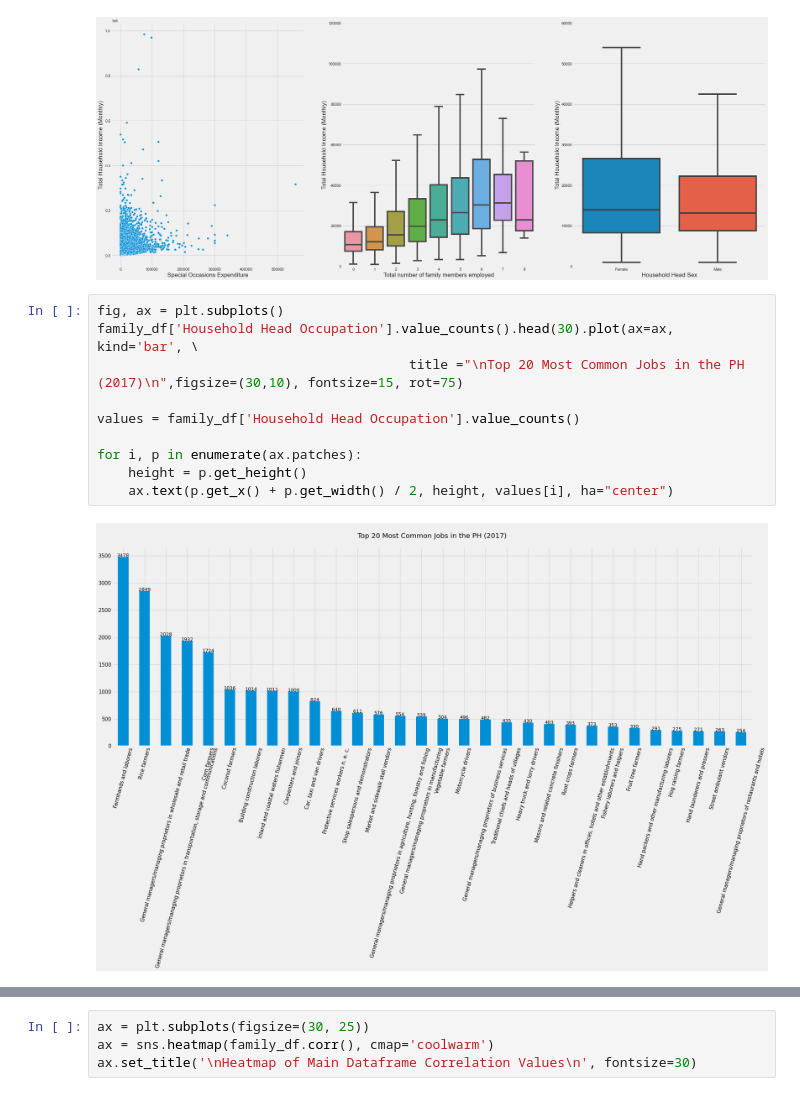
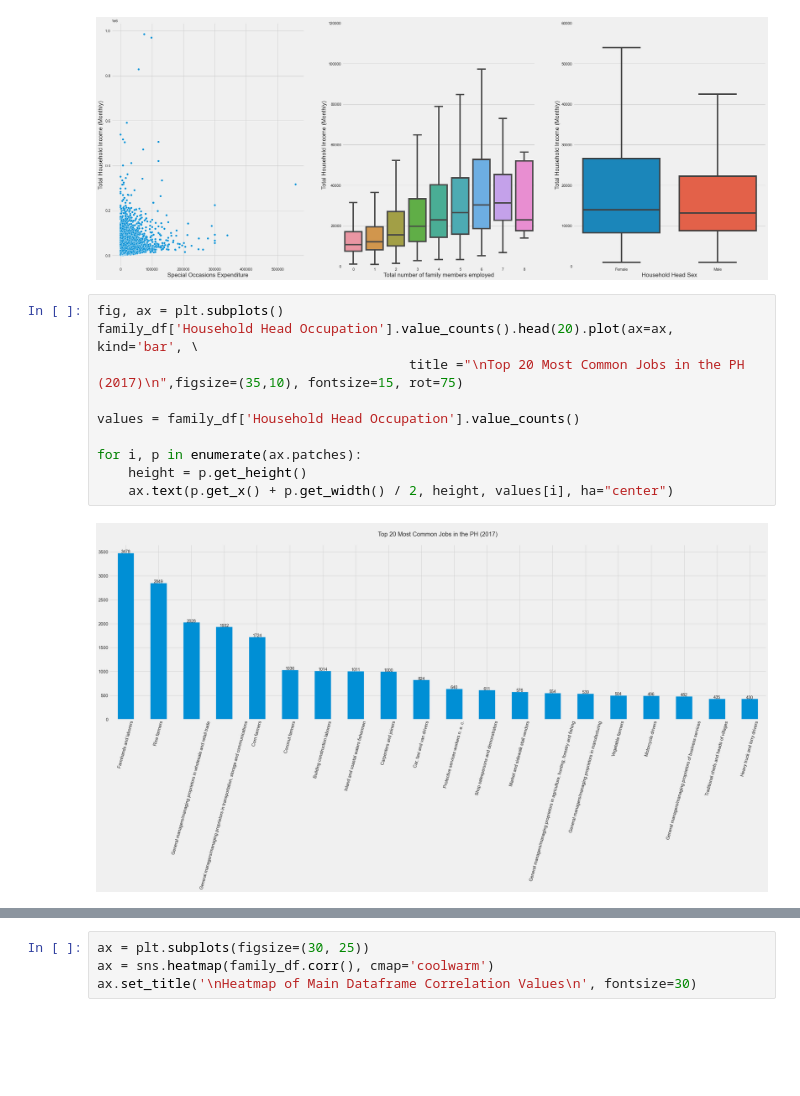
Before and after one commit to kentregs/mynt-cadetship-eda-repo, a Jupyter notebook: capstone_ntbk.ipynb, the cells around one changed output, grey strips where cells are left out. Saved outputs shown, nothing was run; the diff lists cells and outputs as text; blank space fills up the shorter version.

```diff
--- a/capstone_ntbk.ipynb
+++ b/capstone_ntbk.ipynb
@@ -136,13 +142,13 @@ f.set_ylim(0, 60000)
 [figure]
 # %%
 fig, ax = plt.subplots()
-family_df['Household Head Occupation'].value_counts().head(30).plot(ax=ax, kind='bar', \
-                                        title ="\nTop 20 Most Common Jobs in the PH (2017)\n",figsize=(30,10), fontsize=15, rot=75)
+family_df['Household Head Occupation'].value_counts().head(20).plot(ax=ax, kind='bar', \
+                                        title ="\nTop 20 Most Common Jobs in the PH (2017)\n",figsize=(35,10), fontsize=15, rot=75)
 
 values = family_df['Household Head Occupation'].value_counts()
 
 for i, p in enumerate(ax.patches):
     height = p.get_height()
     ax.text(p.get_x() + p.get_width() / 2, height, values[i], ha="center")
 # %% [output]
-[figure, old version]
+[figure, new version]
```
Also changed, not shown: parts of 29 cells of this notebook, 1 other file.
